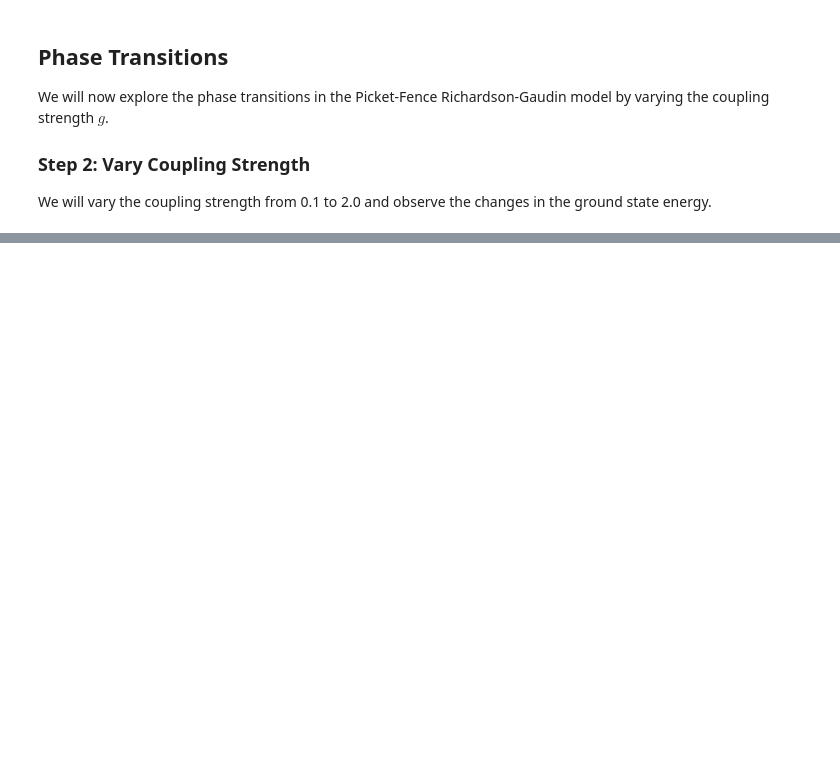
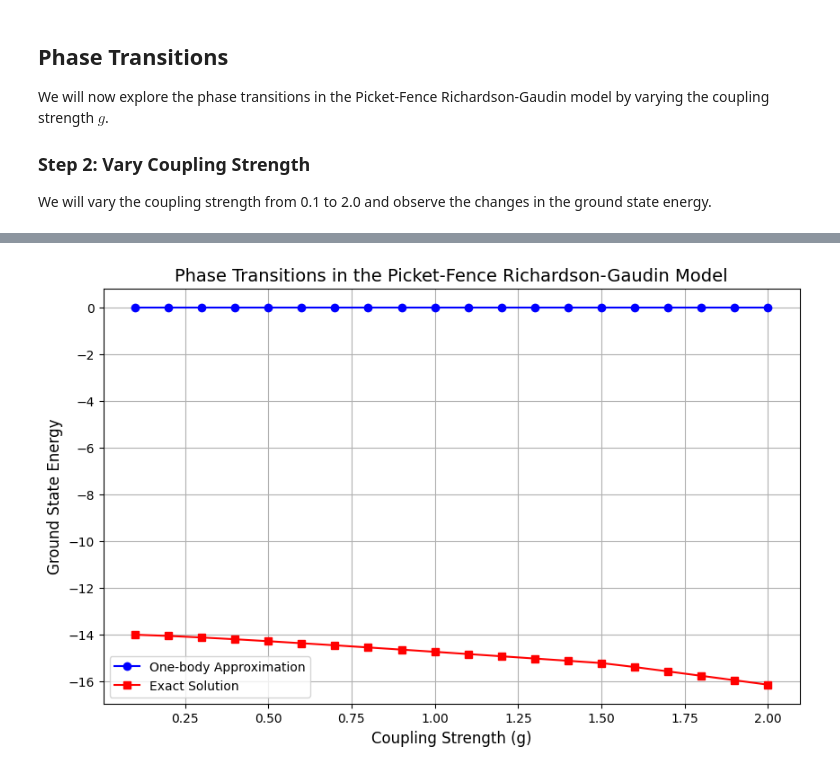
Before and after one commit to theochem/ModelHamiltonian, a Jupyter notebook: examples/picketf.ipynb, the cells around one changed output, grey strips where cells are left out. Cells and saved outputs as stored; diff of their text form; code cells hidden in the pictures; blank space fills up the shorter version.

```diff
--- a/examples/picketf.ipynb
+++ b/examples/picketf.ipynb
@@ -94,0 +189,69 @@ plt.show()
+# %%
+g_values = np.linspace(0.1, 2.0, 20)
+ground_state_energies = []  # One-body approximation
+exact_ground_energies = []  # Exact diagonalization
+
+for g_val in g_values:
+    J_eq_g = np.full((n_sites, n_sites), g_val)
+    np.fill_diagonal(J_eq_g, 0)  # No self-interaction
+
+    # Create the Hamiltonian
+    ham_g = HamRG(mu=mu, J_eq=J_eq_g)
+
+    # One-body approximation
+    h1_g = ham_g.generate_one_body_integral(dense=True)
+    eigenvals_g = np.linalg.eigvals(h1_g)
+    ground_state_energies.append(np.min(eigenvals_g))
+
+    if use_pyscf:
+        e0_g = ham_g.generate_zero_body_integral()
+        h2_g = ham_g.generate_two_body_integral(dense=True)
+        h2_chemist_g = np.transpose(h2_g, (0, 2, 1, 3))
+
+        try:
+            e_g, _ = fci.direct_spin0.kernel(h1_g, h2_chemist_g, n_sites, n_sites)
+            exact_ground_energies.append(e_g + e0_g)
+        except Exception:
+            # If PySCF fails, fall back to direct diagonalization for this g value
+            H_g = np.zeros((2**n_sites, 2**n_sites), dtype=complex)
+
+            #Zeeman terms
+            for i in range(n_sites):
+                H_g += mu[i] * Sz[i]
+
+            #interaction terms
+            for i in range(n_sites):
+                for j in range(n_sites):
+                    if i != j:
+                        H_g += g_val * (Sx[i] @ Sx[j] + Sy[i] @ Sy[j])
+
+            #find ground state energy
+            exact_eigenvalues_g = np.linalg.eigvalsh(H_g)
+            exact_ground_energies.append(np.min(exact_eigenvalues_g.real))
+    else:
+        #use direct diagonalization for exact solution
+        H_g = np.zeros((2**n_sites, 2**n_sites), dtype=complex)
+
+        for i in range(n_sites):
+            H_g += mu[i] * Sz[i]
+
+        for i in range(n_sites):
+            for j in range(n_sites):
+                if i != j:
+                    H_g += g_val * (Sx[i] @ Sx[j] + Sy[i] @ Sy[j])
+
+        exact_eigenvalues_g = np.linalg.eigvalsh(H_g)
+        exact_ground_energies.append(np.min(exact_eigenvalues_g.real))
+
+# Plot the ground state energy as a function of coupling strength
+plt.figure(figsize=(10, 6))
+plt.plot(g_values, ground_state_energies, 'o-', label='One-body Approximation', color='blue')
+plt.plot(g_values, exact_ground_energies, 's-', label='Exact Solution', color='red')
+plt.xlabel('Coupling Strength (g)', fontsize=12)
+plt.ylabel('Ground State Energy', fontsize=12)
+plt.title('Phase Transitions in the Picket-Fence Richardson-Gaudin Model', fontsize=14)
+plt.legend()
+plt.grid(True)
+plt.show()
+# %% [output]
+[figure, added]
```
Also changed, not shown: parts of 3 cells of this notebook.
